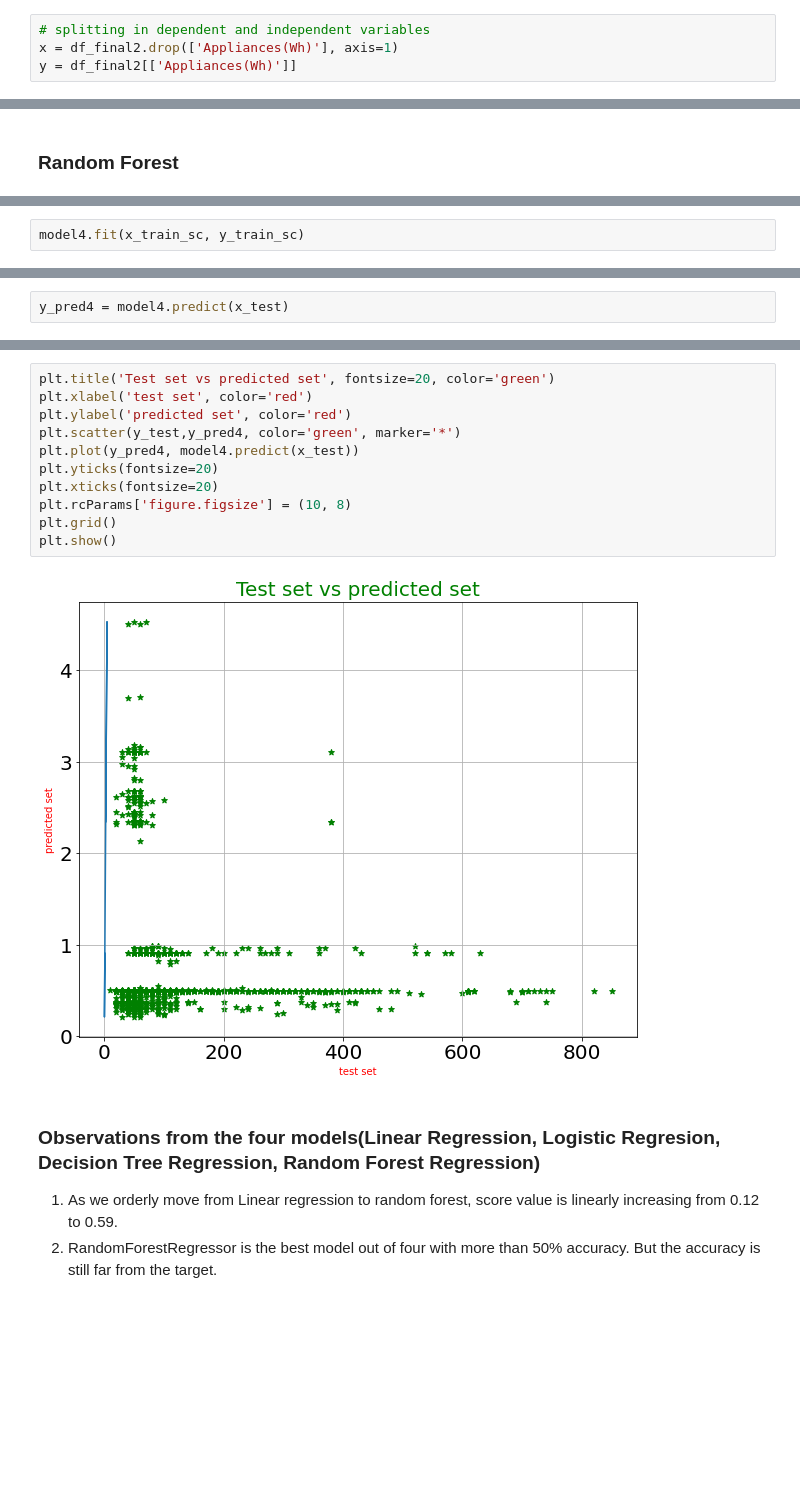
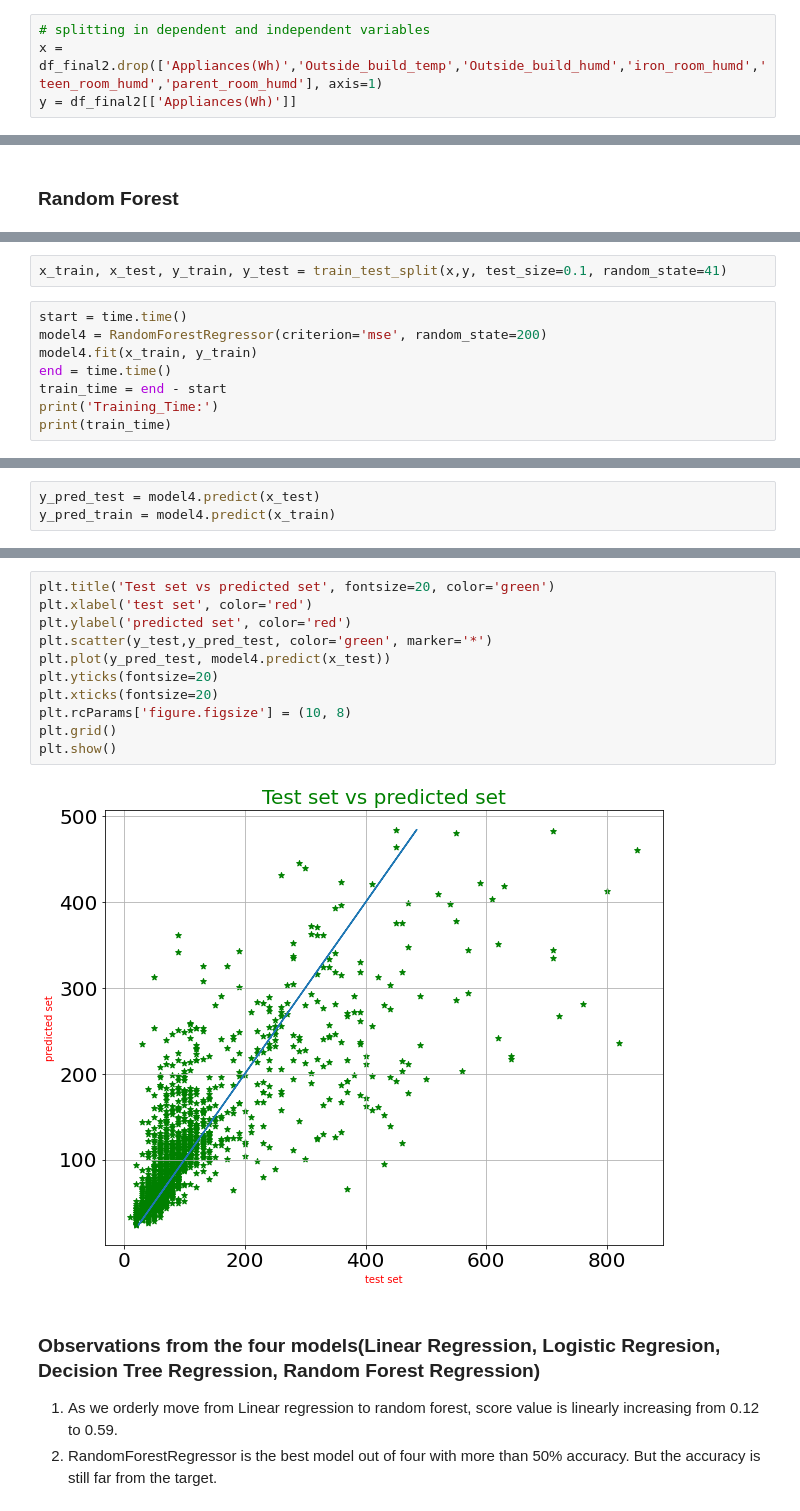
Before and after one commit to khalid-data-aspirant42/Appliance-Energy-Prediction, a Jupyter notebook: Final_Notebook_Appliance_Energy_Prediction.ipynb, the cells around one changed output, grey strips where cells are left out. Saved outputs shown, nothing was run; the diff lists cells and outputs as text; blank space fills up the shorter version.

```diff
--- a/Final_Notebook_Appliance_Energy_Prediction.ipynb
+++ b/Final_Notebook_Appliance_Energy_Prediction.ipynb
@@ -551,6 +732,6 @@ for elem1 in phase_list:
 # %%
 # splitting in dependent and independent variables
-x = df_final2.drop(['Appliances(Wh)'], axis=1)
+x = df_final2.drop(['Appliances(Wh)','Outside_build_temp','Outside_build_humd','iron_room_humd','teen_room_humd','parent_room_humd'], axis=1)
 y = df_final2[['Appliances(Wh)']]
 # %%
 # perfoming train-test split
@@ -737,3 +919,11 @@ model4 = RandomForestRegressor(criterion='mse', random_state=200)
+# %%
+x_train, x_test, y_train, y_test = train_test_split(x,y, test_size=0.1, random_state=41)
 # %%
-model4.fit(x_train_sc, y_train_sc)
+start = time.time()
+model4 = RandomForestRegressor(criterion='mse', random_state=200)
+model4.fit(x_train, y_train)
+end = time.time()
+train_time = end - start
+print('Training_Time:')
+print(train_time)
 # %% [output]
@@ -741,4 +932,5 @@ RandomForestRegressor(criterion='mse', random_state=200)
 # %%
-y_pred4 = model4.predict(x_test)
+y_pred_test = model4.predict(x_test)
+y_pred_train = model4.predict(x_train)
 # %%
 from sklearn import metrics
@@ -755,16 +951,16 @@ model4.score(x_test_sc, y_test_sc)
 # %%
 plt.title('Test set vs predicted set', fontsize=20, color='green')
 plt.xlabel('test set', color='red')
 plt.ylabel('predicted set', color='red')
-plt.scatter(y_test,y_pred4, color='green', marker='*')
-plt.plot(y_pred4, model4.predict(x_test))
+plt.scatter(y_test,y_pred_test, color='green', marker='*')
+plt.plot(y_pred_test, model4.predict(x_test))
 plt.yticks(fontsize=20)
 plt.xticks(fontsize=20)
 plt.rcParams['figure.figsize'] = (10, 8)
 plt.grid()
 plt.show()
 # %% [output]
-[figure, old version]
+[figure, new version]
 # %% [markdown]
 ### Observations from the four models(Linear Regression, Logistic Regresion, Decision Tree Regression, Random Forest Regression)
 1. As we orderly move from Linear regression to random forest, score value is linearly increasing from 0.12 to 0.59.
```
Also changed, not shown: parts of 91 cells of this notebook.
